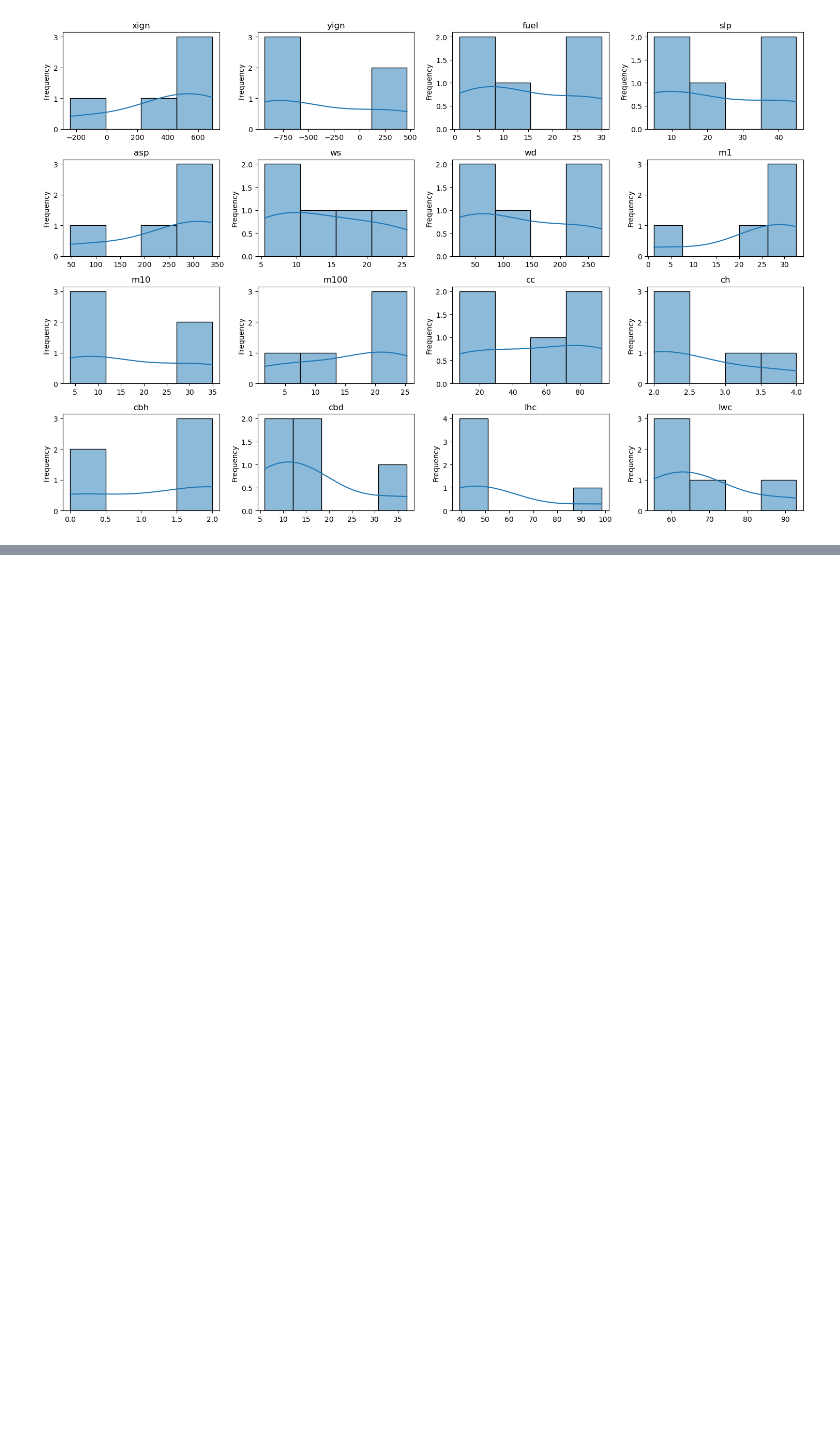
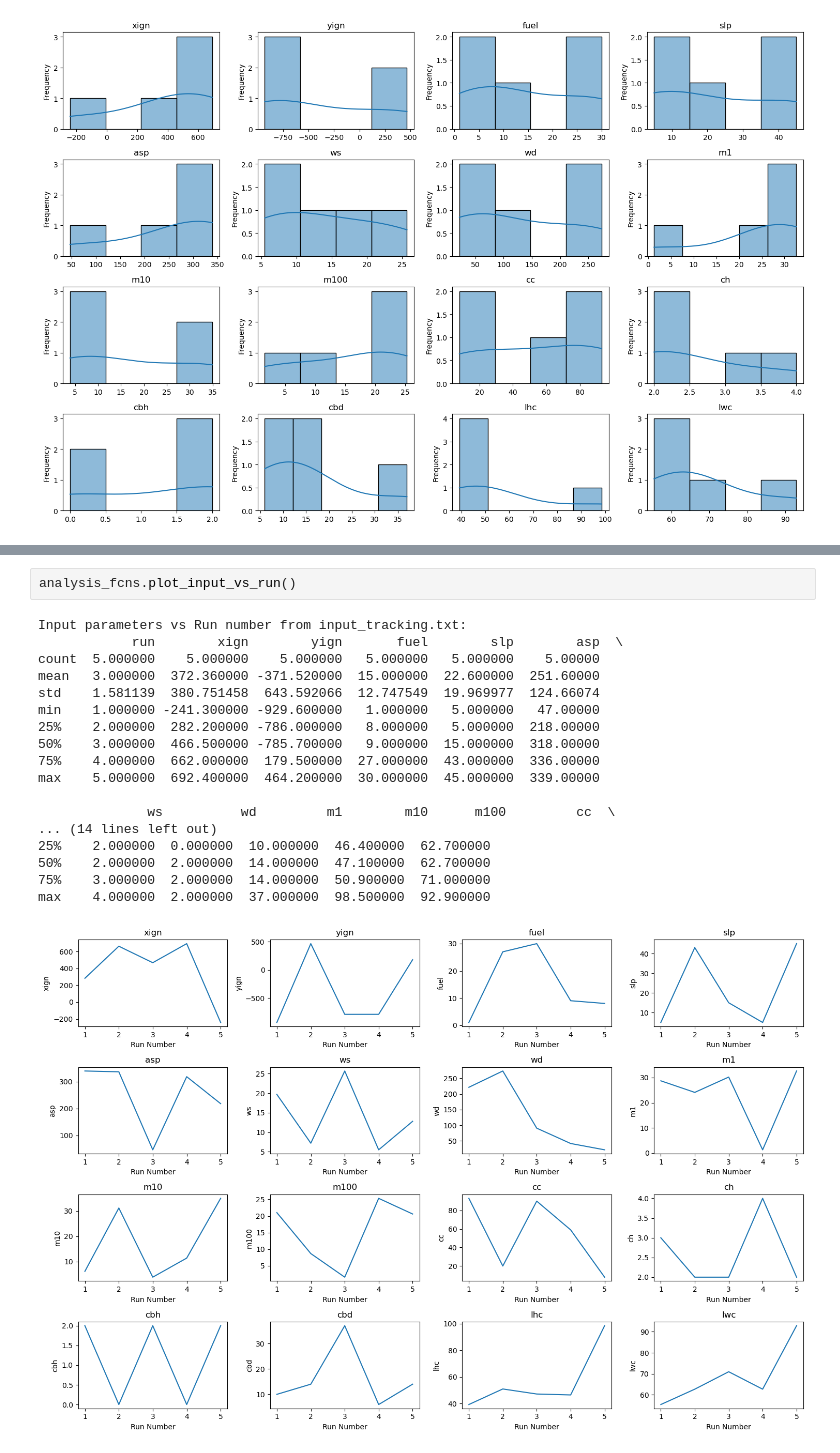
Before and after one commit to esemsc-mb3324/irp-wildfire-dataset-gen, a Jupyter notebook: 01-dataset/sim_check.ipynb, the cells around one changed output, grey strips where cells are left out. Saved outputs shown, nothing was run; the diff lists cells and outputs as text; blank space fills up the shorter version.

```diff
--- a/01-dataset/sim_check.ipynb
+++ b/01-dataset/sim_check.ipynb
@@ -239,0 +66,21 @@ RuntimeError: No mappable was found to use for colorbar creation. First define a
+# %%
+analysis_fcns.plot_input_vs_run()
+# %% [output]
+Input parameters vs Run number from input_tracking.txt:
+            run        xign        yign       fuel        slp        asp  \
+count  5.000000    5.000000    5.000000   5.000000   5.000000    5.00000
+mean   3.000000  372.360000 -371.520000  15.000000  22.600000  251.60000
+std    1.581139  380.751458  643.592066  12.747549  19.969977  124.66074
+min    1.000000 -241.300000 -929.600000   1.000000   5.000000   47.00000
+25%    2.000000  282.200000 -786.000000   8.000000   5.000000  218.00000
+50%    3.000000  466.500000 -785.700000   9.000000  15.000000  318.00000
+75%    4.000000  662.000000  179.500000  27.000000  43.000000  336.00000
+max    5.000000  692.400000  464.200000  30.000000  45.000000  339.00000
+
+              ws          wd         m1        m10      m100         cc  \
+... (14 lines left out)
+25%    2.000000  0.000000  10.000000  46.400000  62.700000
+50%    2.000000  2.000000  14.000000  47.100000  62.700000
+75%    3.000000  2.000000  14.000000  50.900000  71.000000
+max    4.000000  2.000000  37.000000  98.500000  92.900000
+[figure, added]
```
Also changed, not shown: parts of 7 cells of this notebook, 50 other files.
